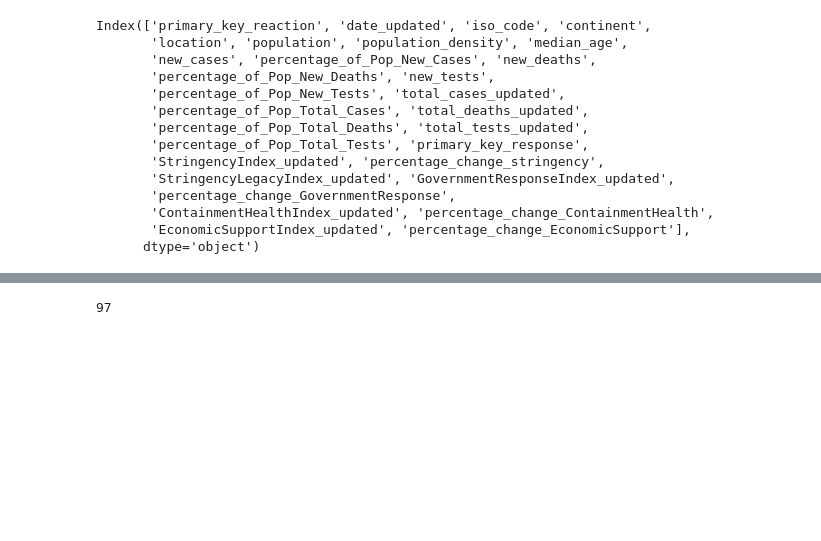
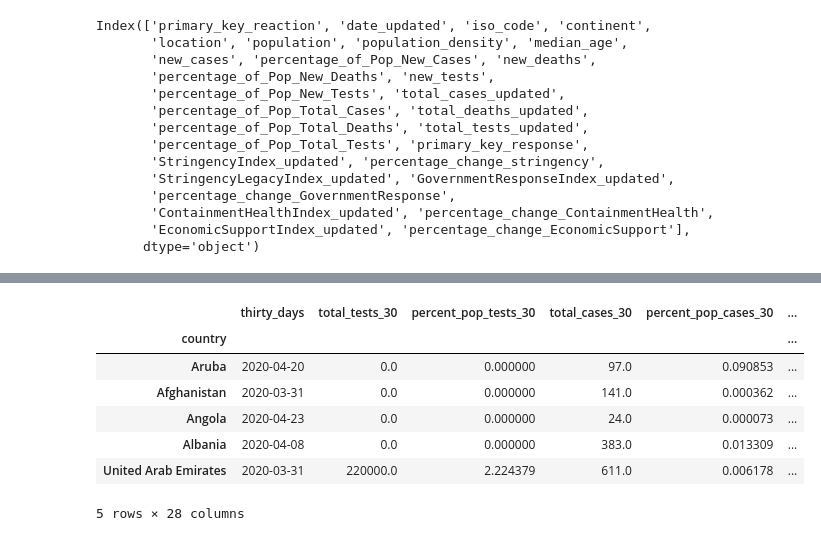
Before and after one commit to pmmfs/capstone-project, a Jupyter notebook: regulation/Analysis/rough_work_TBD_eventually/FINAL_government_regulation_impact_initial_analysis_MK_v4.ipynb, the cells around one changed output, grey strips where cells are left out. Saved outputs shown, nothing was run; the diff lists cells and outputs as text; code cells hidden in the pictures; blank space fills up the shorter version.

```diff
--- a/regulation/Analysis/rough_work_TBD_eventually/FINAL_government_regulation_impact_initial_analysis_MK_v4.ipynb
+++ b/regulation/Analysis/rough_work_TBD_eventually/FINAL_government_regulation_impact_initial_analysis_MK_v4.ipynb
@@ -463,4 +466,11 @@ sub_total_updated_30 = country1.loc[country1.date_updated == country_30[0] ]
-# %%
-sub_total_updated_30.total_cases_updated[0]
-# %% [output]
-97
+# %%
+ramp_up_future.head()
+# %% [output]
+|  | thirty_days | total_tests_30 | percent_pop_tests_30 | total_cases_30 | percent_pop_cases_30 | ... |
+| country |  |  |  |  |  | ... |
+| Aruba | 2020-04-20 | 0.0 | 0.000000 | 97.0 | 0.090853 | ... |
+| Afghanistan | 2020-03-31 | 0.0 | 0.000000 | 141.0 | 0.000362 | ... |
+| Angola | 2020-04-23 | 0.0 | 0.000000 | 24.0 | 0.000073 | ... |
+| Albania | 2020-04-08 | 0.0 | 0.000000 | 383.0 | 0.013309 | ... |
+| United Arab Emirates | 2020-03-31 | 220000.0 | 2.224379 | 611.0 | 0.006178 | ... |
+5 rows × 28 columns
```
Also changed, not shown: parts of 22 cells of this notebook.
